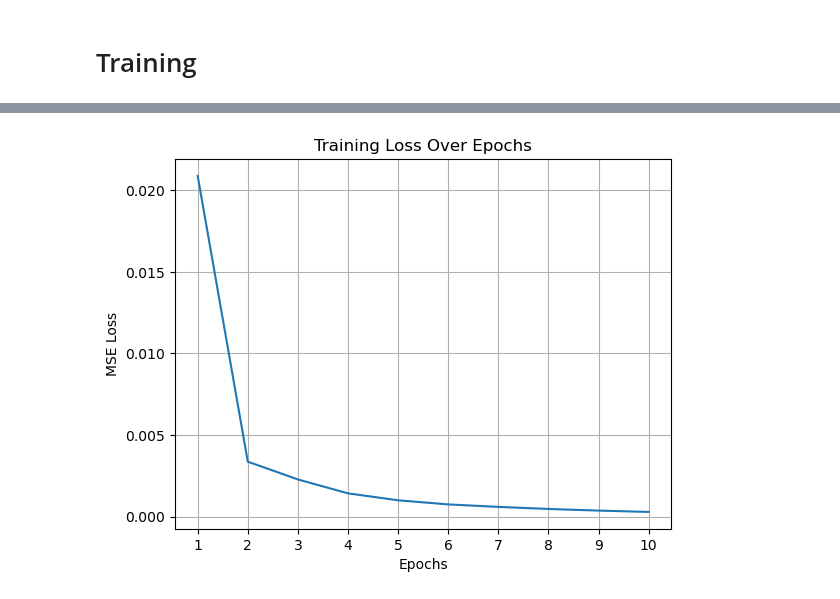
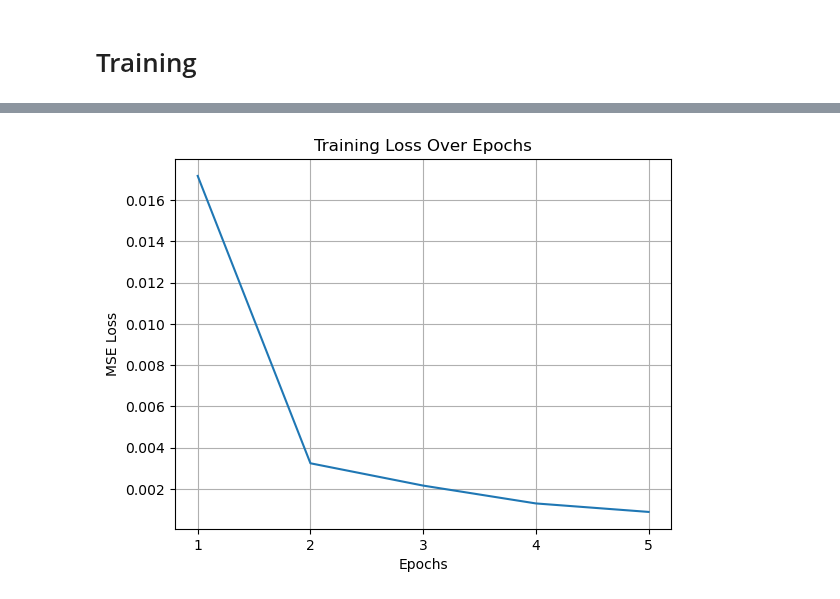
Before and after one commit to viktorkjellsson/Exjobb, a Jupyter notebook: notebooks/training.ipynb, the cells around one changed output, grey strips where cells are left out. Saved outputs shown, nothing was run; the diff lists cells and outputs as text; code cells hidden in the pictures.

```diff
--- a/notebooks/training.ipynb
+++ b/notebooks/training.ipynb
@@ -21,6 +22,19 @@ C:\Users\hpl886\Documents\Exjobb
 # %%
 group = GROUP1A
 data = dataset.StrainDataset(EXTRACTED_DATA_DIR, GROUP1A, sequence_length=128)
+train_loader = data.train_dataloader
 
+# print(data.train_data)
 # Access the data loaders directly from the class instance
+
+input_dim = len(group)
+hidden_dim=64
+num_layers=1
+num_epochs=5
+learning_rate=0.001
+
+model = lstm_model.LSTMModel(input_dim, hidden_dim, num_layers)
+
+losses, prediction = lstm_model.training_loop(model, train_loader, num_epochs, learning_rate)
+
 train_loader = data.train_dataloader
@@ -27,11 +46,0 @@ train_loader = data.train_dataloader
-# %%
-# Model parameters
-input_dim = len(group)
-hidden_dim = 64
-num_layers = 1
-
-num_epochs = 5
-learning_rate = 0.001
-
-model = lstm_model.LSTMModel(input_dim, hidden_dim, num_layers)
-losses = lstm_model.training_loop(model, train_loader, num_epochs, learning_rate)
@@ -44,10 +47,4 @@ Epoch 5/5, Average Loss: 0.0011
-# %%
-plt.plot(range(1, num_epochs + 1), losses)
-plt.xlabel('Epochs')
-plt.xticks(range(1, num_epochs + 1))
-plt.ylabel('MSE Loss')
-plt.title('Training Loss Over Epochs')
-plt.grid(True)
-plt.show()
-# %% [output]
-[figure, removed]
+# %%
+utils.plot_epochs_loss(num_epochs, losses)
+# %% [output]
+[figure, added]
```
Also changed, not shown: parts of 5 cells of this notebook, 2 other files.
